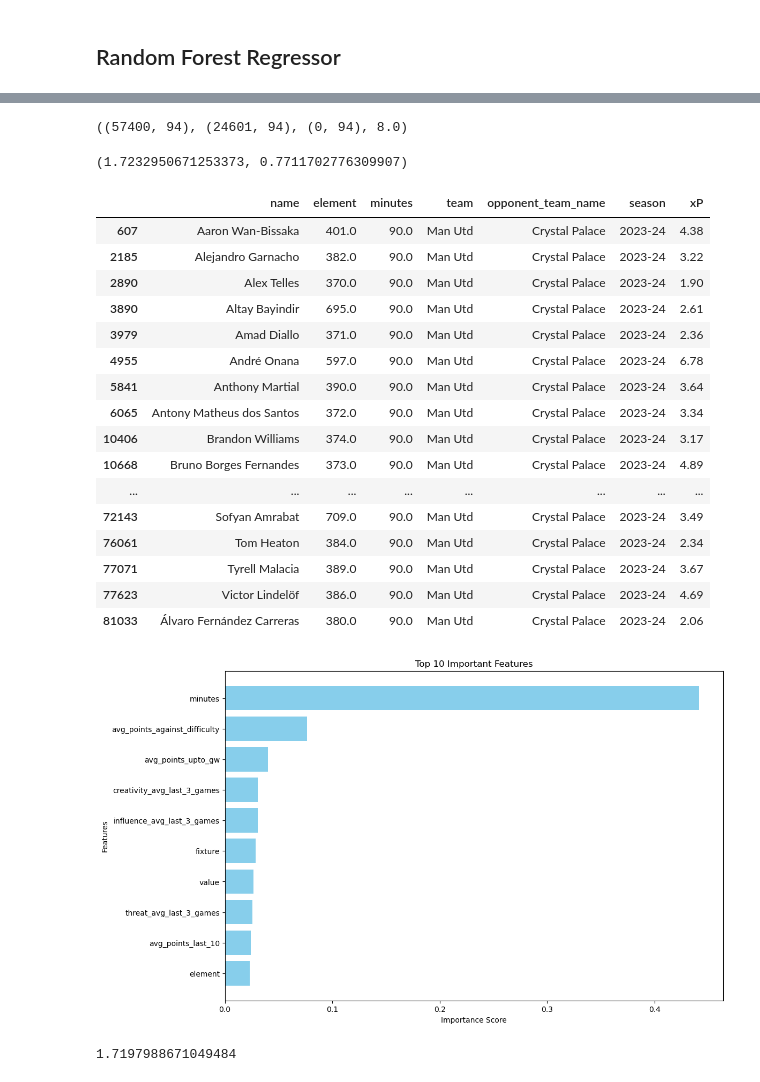
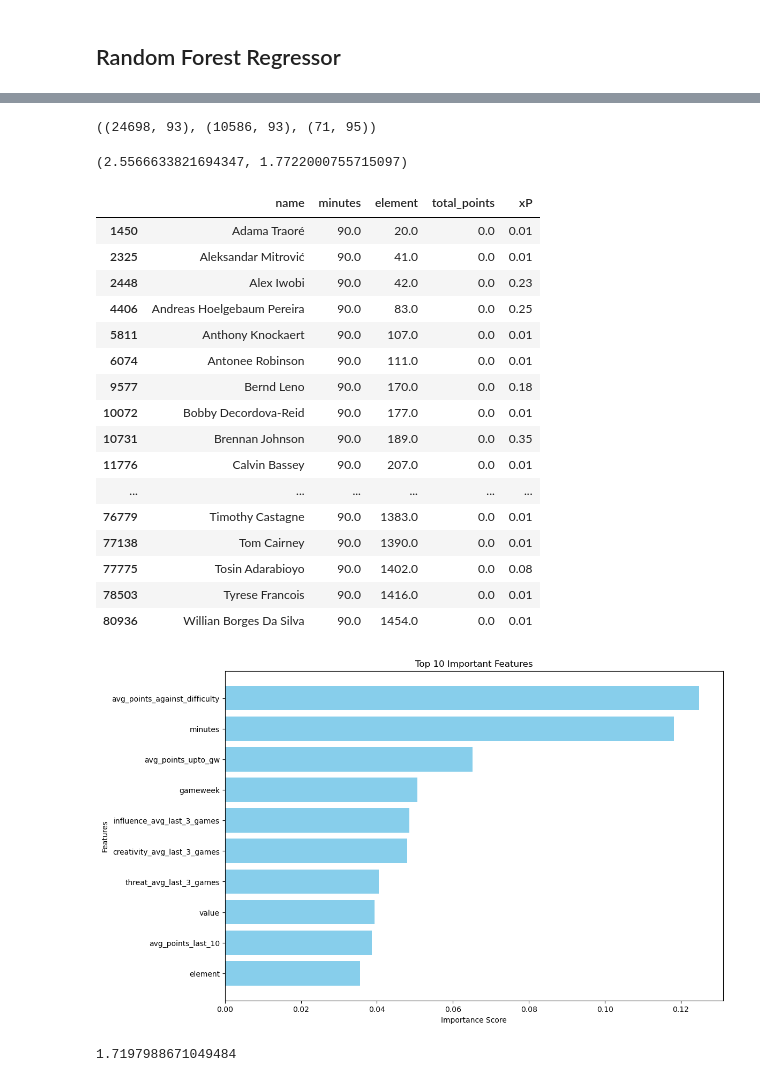
Before and after one commit to dheyay/weighted_through_ball, a Jupyter notebook: notebooks/playground.ipynb, the cells around one changed output, grey strips where cells are left out. Drawn from its saved outputs; the diff is of its cells as text; code cells hidden in the pictures.

```diff
--- a/notebooks/playground.ipynb
+++ b/notebooks/playground.ipynb
@@ -245,7 +245,7 @@ To adopt the future behavior and silence this warning, use
 cols_to_remove = ['assists', 'bonus', 'bps', 'clean_sheets', 'creativity',
                   'goals_conceded', 'goals_scored', 'ict_index', 'influence', 'own_goals',
                   'penalties_missed', 'penalties_saved', 'red_cards', 'round', 'saves',
-                  'selected', 'team_a_score', 'team_h_score', 'threat', 'transfers_balance',
+                  'team_a_score', 'team_h_score', 'threat', 'transfers_balance',
                   'transfers_in', 'transfers_out','yellow_cards', 'starts', 'score',
                   'opponent_score', 'difficulty_category', 'team', 'opponent_team_name']
 player_df = cleaner.drop_cols(cols_to_remove, player_df)
@@ -327,18 +327,21 @@ from datetime import datetime
 current_time = datetime.utcnow()
 import pytz
 current_time = current_time.replace(tzinfo=pytz.UTC)
+
+
+copy_df = copy_df[copy_df['minutes'] != 0]
 train_data = copy_df[copy_df['kickoff_time'] <= current_time]
 test_data = copy_df[copy_df['kickoff_time'] > current_time]
 
-X_train, X_val, y_train, y_val = train_test_split(train_data.drop(columns=['total_points']), train_data['total_points'], test_size=0.3)
+X_train, X_val, y_train, y_val = train_test_split(train_data.drop(columns=['selected', 'fixture', 'total_points']), train_data['total_points'], test_size=0.3)
 
 X_test = test_data.drop(columns=['total_points'])
 y_test = test_data['total_points']
 
 
-X_train.shape, X_val.shape, X_test.shape, last_gameweek
+X_train.shape, X_val.shape, X_test.shape
 # %% [output]
-((57400, 94), (24601, 94), (0, 94), 8.0)
+((24698, 93), (10586, 93), (71, 95))
 # %%
 # Random Forest Regressor
 rf_regressor = RandomForestRegressor(n_jobs=-1, random_state=42)
@@ -348,11 +351,11 @@ y_val_pred_rf = rf_regressor.predict(X_val.drop(columns=['name', 'kickoff_time']
 rmse_val_rf = np.sqrt(mean_squared_error(y_val, y_val_pred_rf))
 mae_val_rf = mean_absolute_error(y_val, y_val_pred_rf)
 
-#y_test_pred = rf_regressor.predict(X_test.drop(columns=['name', 'kickoff_time']))
+y_test_pred = rf_regressor.predict(X_test.drop(columns=['name','selected', 'fixture', 'kickoff_time']))
 
 rmse_val_rf, mae_val_rf
 # %% [output]
-(1.7232950671253373, 0.7711702776309907)
+(2.5566633821694347, 1.7722000755715097)
 # %%
 X_val['total_points'] = y_val
 X_val['xP'] = y_val_pred_rf
@@ -361,46 +364,47 @@ X_test['total_points'] = y_test
 X_test['xP'] = y_test_pred
 
 
-X_test[['name', 'element', 'minutes', 'team', 'opponent_team_name','season', 'xP']].where((X_test['team'] == 'Man Utd')).dropna()
+#_test[['name', 'element', 'minutes', 'team', 'opponent_team_name','season', 'xP']].where((X_test['team'] == 'Man Utd')).dropna()
+X_test[['name', 'minutes', 'element','total_points', 'xP']].where(X_test['xP'] > 0).dropna()
 # %% [output]
-|  | name | element | minutes | team | opponent_team_name | season | xP |
-| 607 | Aaron Wan-Bissaka | 401.0 | 90.0 | Man Utd | Crystal Palace | 2023-24 | 4.38 |
-| 2185 | Alejandro Garnacho | 382.0 | 90.0 | Man Utd | Crystal Palace | 2023-24 | 3.22 |
-| 2890 | Alex Telles | 370.0 | 90.0 | Man Utd | Crystal Palace | 2023-24 | 1.90 |
-| 3890 | Altay Bayindir | 695.0 | 90.0 | Man Utd | Crystal Palace | 2023-24 | 2.61 |
-| 3979 | Amad Diallo | 371.0 | 90.0 | Man Utd | Crystal Palace | 2023-24 | 2.36 |
-| 4955 | André Onana | 597.0 | 90.0 | Man Utd | Crystal Palace | 2023-24 | 6.78 |
-| 5841 | Anthony Martial | 390.0 | 90.0 | Man Utd | Crystal Palace | 2023-24 | 3.64 |
-| 6065 | Antony Matheus dos Santos | 372.0 | 90.0 | Man Utd | Crystal Palace | 2023-24 | 3.34 |
-| 10406 | Brandon Williams | 374.0 | 90.0 | Man Utd | Crystal Palace | 2023-24 | 3.17 |
-| 10668 | Bruno Borges Fernandes | 373.0 | 90.0 | Man Utd | Crystal Palace | 2023-24 | 4.89 |
-| ... | ... | ... | ... | ... | ... | ... | ... |
-| 72143 | Sofyan Amrabat | 709.0 | 90.0 | Man Utd | Crystal Palace | 2023-24 | 3.49 |
-| 76061 | Tom Heaton | 384.0 | 90.0 | Man Utd | Crystal Palace | 2023-24 | 2.34 |
-| 77071 | Tyrell Malacia | 389.0 | 90.0 | Man Utd | Crystal Palace | 2023-24 | 3.67 |
-| 77623 | Victor Lindelöf | 386.0 | 90.0 | Man Utd | Crystal Palace | 2023-24 | 4.69 |
-| 81033 | Álvaro Fernández Carreras | 380.0 | 90.0 | Man Utd | Crystal Palace | 2023-24 | 2.06 |
+|  | name | minutes | element | total_points | xP |
+| 1450 | Adama Traoré | 90.0 | 20.0 | 0.0 | 0.01 |
+| 2325 | Aleksandar Mitrović | 90.0 | 41.0 | 0.0 | 0.01 |
+| 2448 | Alex Iwobi | 90.0 | 42.0 | 0.0 | 0.23 |
+| 4406 | Andreas Hoelgebaum Pereira | 90.0 | 83.0 | 0.0 | 0.25 |
+| 5811 | Anthony Knockaert | 90.0 | 107.0 | 0.0 | 0.01 |
+| 6074 | Antonee Robinson | 90.0 | 111.0 | 0.0 | 0.01 |
+| 9577 | Bernd Leno | 90.0 | 170.0 | 0.0 | 0.18 |
+| 10072 | Bobby Decordova-Reid | 90.0 | 177.0 | 0.0 | 0.01 |
+| 10731 | Brennan Johnson | 90.0 | 189.0 | 0.0 | 0.35 |
+| 11776 | Calvin Bassey | 90.0 | 207.0 | 0.0 | 0.01 |
+| ... | ... | ... | ... | ... | ... |
+| 76779 | Timothy Castagne | 90.0 | 1383.0 | 0.0 | 0.01 |
+| 77138 | Tom Cairney | 90.0 | 1390.0 | 0.0 | 0.01 |
+| 77775 | Tosin Adarabioyo | 90.0 | 1402.0 | 0.0 | 0.08 |
+| 78503 | Tyrese Francois | 90.0 | 1416.0 | 0.0 | 0.01 |
+| 80936 | Willian Borges Da Silva | 90.0 | 1454.0 | 0.0 | 0.01 |
 # %%
 feature_importances = rf_regressor.feature_importances_
-features = list(X_train.drop(columns=['name', 'season', 'team', 'opponent_team_name']).columns)
+features = list(X_train.drop(columns=['name', 'kickoff_time']).columns)
 feature_importance_map = dict(zip(features, feature_importances))
 sorted_feature_importances = sorted(feature_importance_map.items(), key=lambda x: x[1], reverse=True)
 
 #top features
 top_features = sorted_feature_importances[:10]
 feature_names = [feature[0] for feature in top_features]
 importance_scores = [feature[1] for feature in top_features]
 
 
 plt.figure(figsize=(12, 8))
 plt.barh(feature_names, importance_scores, color='skyblue')
 plt.xlabel('Importance Score')
 plt.ylabel('Features')
 plt.title('Top 10 Important Features')
 plt.gca().invert_yaxis()
 plt.show()
 # %% [output]
-[figure, old version]
+[figure, new version]
 # %%
 from sklearn.preprocessing import PolynomialFeatures, StandardScaler
 
```
Also changed, not shown: parts of 19 cells of this notebook, 1 other file.
